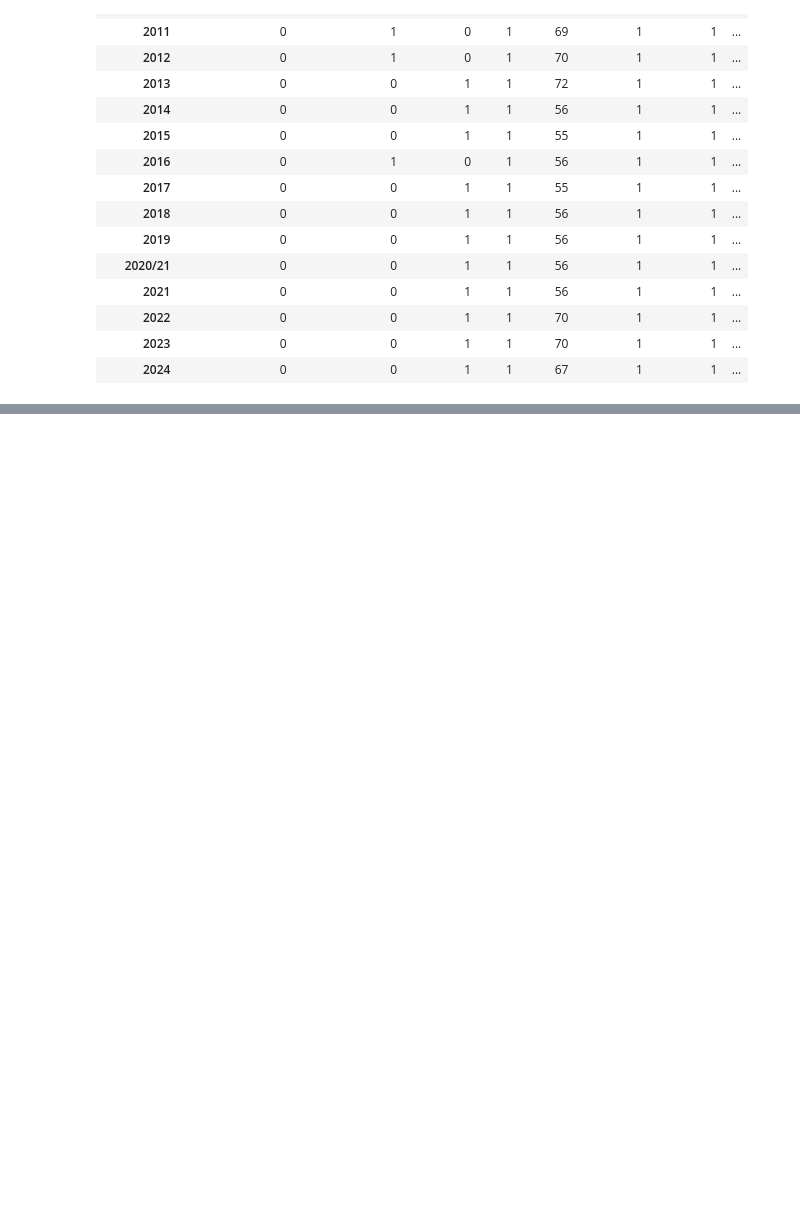
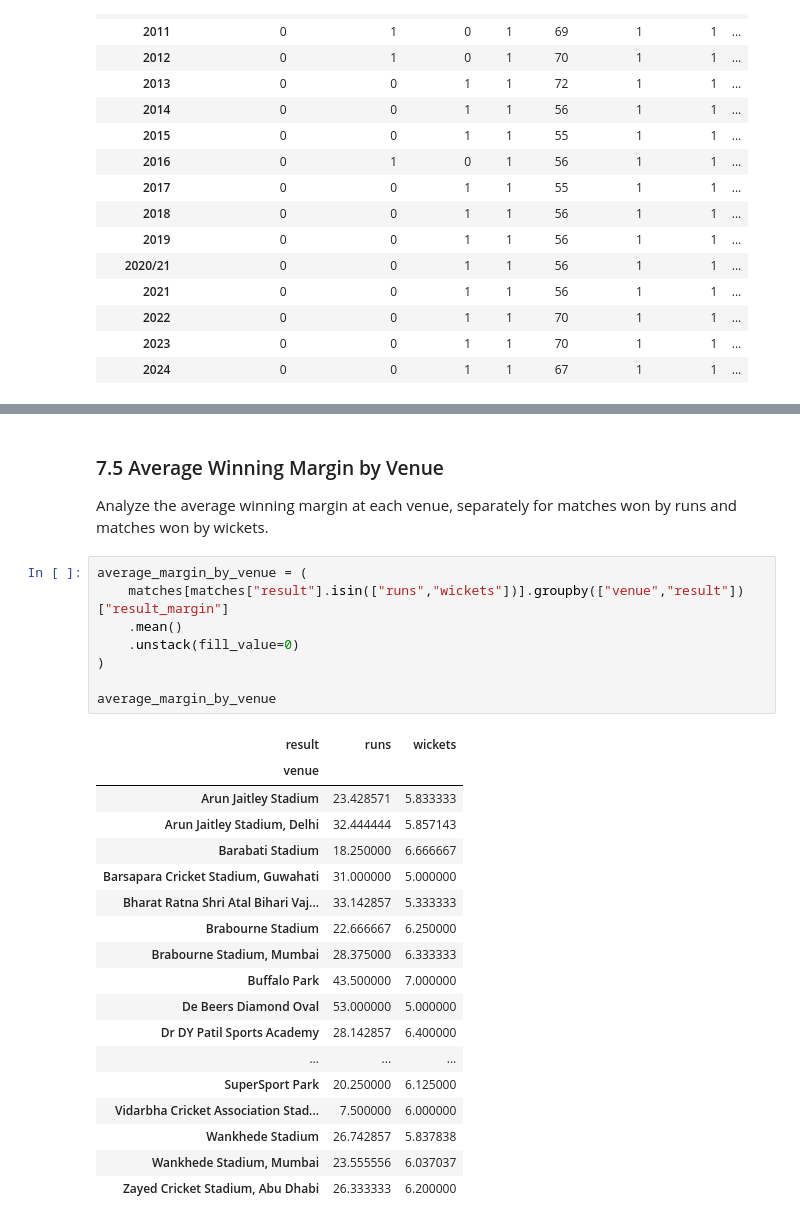
Before and after one commit to khalil-Gardiwal/ipl-data-analysis, a Jupyter notebook: notebooks/ipl-analysis.ipynb, the cells around one changed output, grey strips where cells are left out. Saved outputs shown, nothing was run; the diff lists cells and outputs as text; blank space fills up the shorter version.

```diff
--- a/notebooks/ipl-analysis.ipynb
+++ b/notebooks/ipl-analysis.ipynb
@@ -1158,0 +1284,31 @@ match_type_by_season
+# %% [markdown]
+### 7.5 Average Winning Margin by Venue
+
+Analyze the average winning margin at each venue, separately for matches won by runs and matches won by wickets.
+# %%
+average_margin_by_venue = (
+    matches[matches["result"].isin(["runs","wickets"])].groupby(["venue","result"])["result_margin"]
+    .mean()
+    .unstack(fill_value=0)
+)
+
+average_margin_by_venue
+# %% [output]
+| result | runs | wickets |
+| venue |  |  |
+| Arun Jaitley Stadium | 23.428571 | 5.833333 |
+| Arun Jaitley Stadium, Delhi | 32.444444 | 5.857143 |
+| Barabati Stadium | 18.250000 | 6.666667 |
+| Barsapara Cricket Stadium, Guwahati | 31.000000 | 5.000000 |
+| Bharat Ratna Shri Atal Bihari Vaj... | 33.142857 | 5.333333 |
+| Brabourne Stadium | 22.666667 | 6.250000 |
+| Brabourne Stadium, Mumbai | 28.375000 | 6.333333 |
+| Buffalo Park | 43.500000 | 7.000000 |
+| De Beers Diamond Oval | 53.000000 | 5.000000 |
+| Dr DY Patil Sports Academy | 28.142857 | 6.400000 |
+| ... | ... | ... |
+| SuperSport Park | 20.250000 | 6.125000 |
+| Vidarbha Cricket Association Stad... | 7.500000 | 6.000000 |
+| Wankhede Stadium | 26.742857 | 5.837838 |
+| Wankhede Stadium, Mumbai | 23.555556 | 6.037037 |
+| Zayed Cricket Stadium, Abu Dhabi | 26.333333 | 6.200000 |
```
Also changed, not shown: parts of 16 cells of this notebook.
